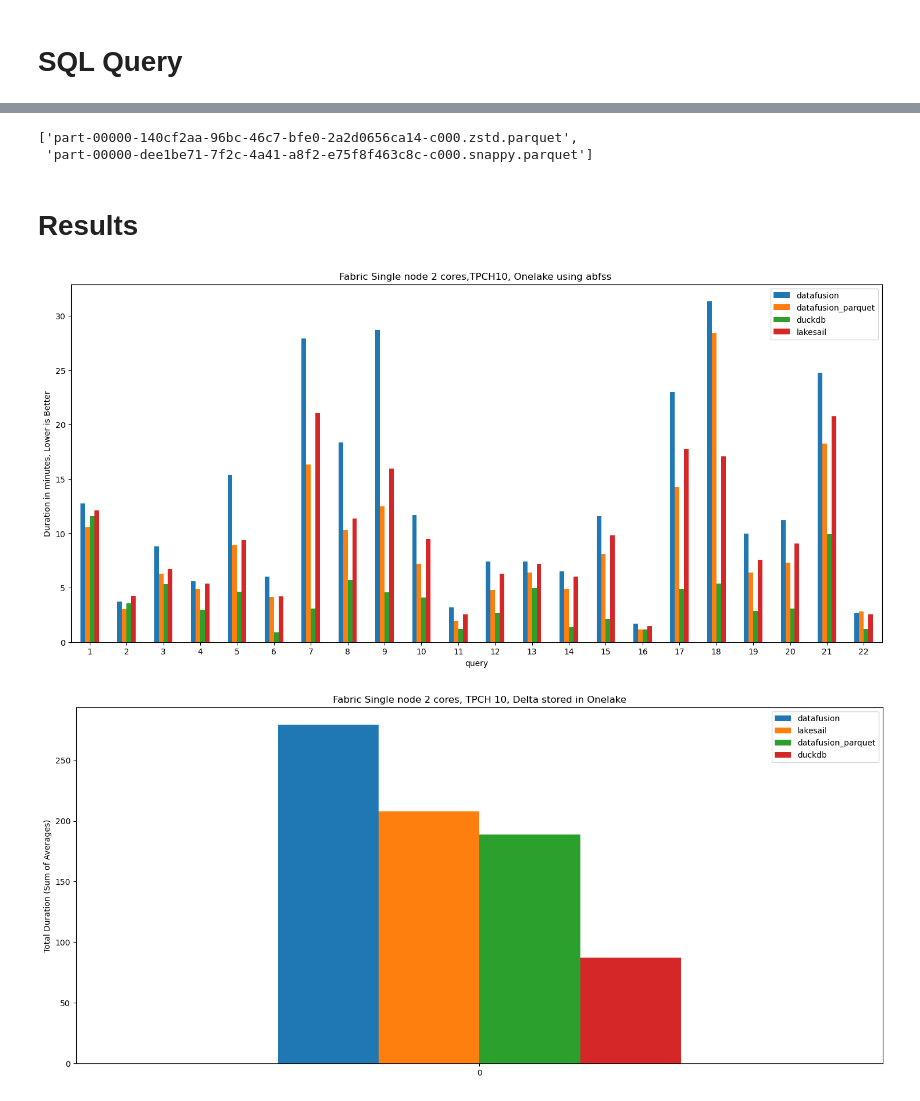
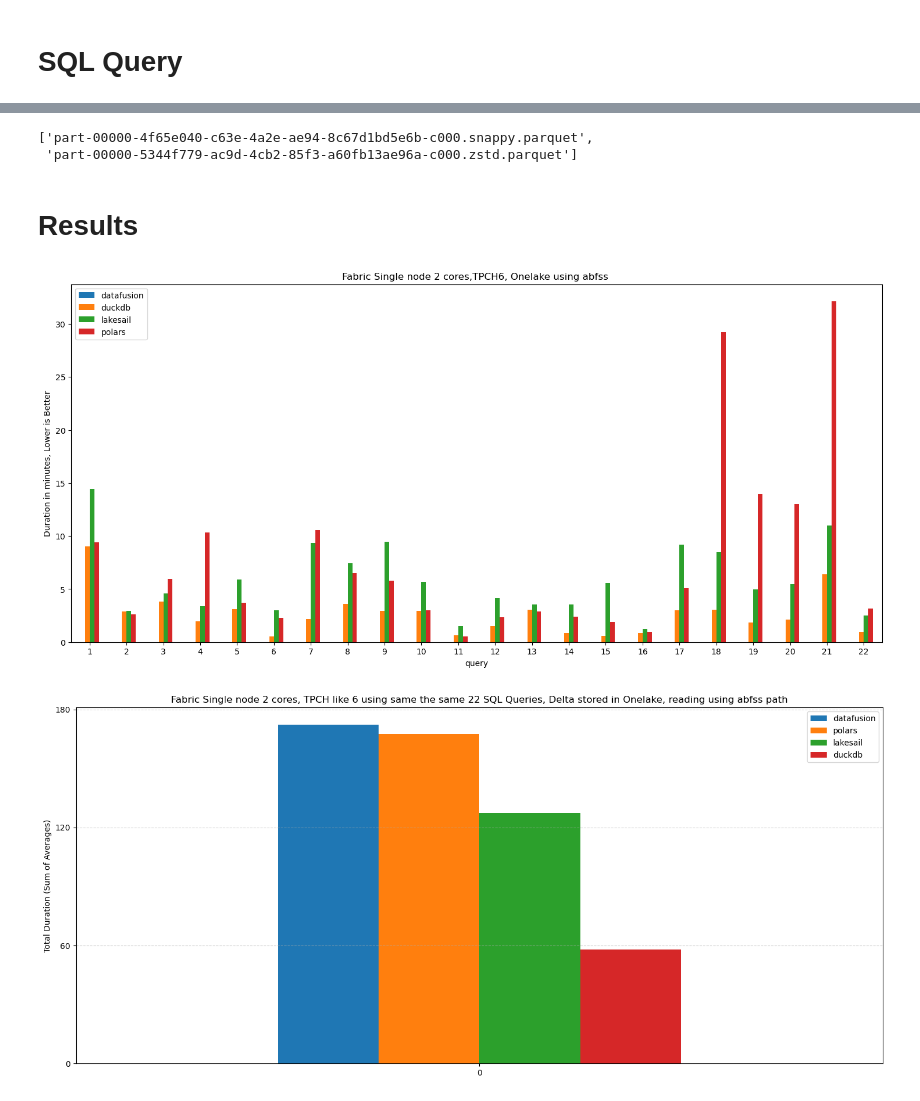
Before and after one commit to djouallah/Fabric_Notebooks_Demo, a Jupyter notebook: analytical/TPCH/latest/TPCH_benchmark.ipynb, the cells around one changed output, grey strips where cells are left out. Drawn from its saved outputs; the diff is of its cells as text; code cells hidden in the pictures.

```diff
--- a/analytical/TPCH/latest/TPCH_benchmark.ipynb
+++ b/analytical/TPCH/latest/TPCH_benchmark.ipynb
@@ -3,12 +3,12 @@
 Unified notebook supporting multiple engines: chdb, duckdb, lakesail
 # %%
 # Parameters - modify these to configure the benchmark
-SF         =  10             # Scale Factor (e.g., 1, 10, 30, 100, 1000)
-engine     = 'lakesail'
+SF         =  6
+engine     = 'datafusion'
 ws         = 'tpch'          # Workspace name
 lh         = 'raw'           # Lakehouse name
 base_path  = f'abfss://{ws}@onelake.dfs.fabric.microsoft.com/{lh}.Lakehouse'
-results    = 'abfss://sqlengines@onelake.dfs.fabric.microsoft.com/benchmarks.Lakehouse/Tables/dbo/result'
+results    = base_path +'/Tables/dbo/resultss'
 # %%
 # Save parameters to file for use after Python restart
 import json
@@ -946,55 +976,44 @@ dt = DeltaTable(results)
 dt.optimize.compact()
 dt.vacuum(retention_hours=0,dry_run=False,  enforce_retention_duration=False)
 # %% [output]
-['part-00000-140cf2aa-96bc-46c7-bfe0-2a2d0656ca14-c000.zstd.parquet',
- 'part-00000-dee1be71-7f2c-4a41-a8f2-e75f8f463c8c-c000.snappy.parquet']
+['part-00000-4f65e040-c63e-4a2e-ae94-8c67d1bd5e6b-c000.snappy.parquet',
+ 'part-00000-5344f779-ac9d-4cb2-85f3-a60fb13ae96a-c000.zstd.parquet']
 # %% [markdown]
 # Results
 # %%
 import duckdb
 con = duckdb.connect()
 raw = con.sql(f"""
     select Engine,time, query, sf, cpu as core, dur
     from delta_scan('{results}')
-    where test = 'tpch' and Engine in ('lakesail','duckdb','datafusion','datafusion_parquet')
+    where test = 'tpch' and Engine in ('lakesail','duckdb','datafusion','datafusion_parquet','polars')
     and sf = {SF}
     and cpu = 2
     and time >'2026-01-30'
     """)
 t=con.sql("""
-    pivot (select Engine,query, avg(dur) as dur from raw group by all) on Engine using avg(dur)  order by query
+    pivot (select Engine,query, avg(dur) as dur from raw where Engine in ('duckdb','datafusion','polars','lakesail') group by all) on Engine using avg(dur)  order by query
 """).df()
 ax =t.plot.bar(rot=0,x='query',title=f"Fabric Single node {core} cores,TPCH{SF}, Onelake using abfss ",ylabel='Duration in minutes, Lower is Better',figsize=(18,8))
 # %% [output]
-[figure, old version]
+[figure, new version]
 # %%
-# 1. Create a temp table to hold the averages (Average first)
-# This solves the Catalog Error because 'cc' will now exist in the database
-con.execute("""
-    CREATE OR REPLACE TEMP TABLE cc AS
-    SELECT Engine, query, AVG(dur) as dur
-    FROM raw
-    GROUP BY ALL
-""")
+con.sql("""    CREATE OR REPLACE TEMP TABLE cc AS     SELECT Engine, query, AVG(dur) as dur     FROM raw     GROUP BY ALL """)
 
 # 2. Pivot using SUM to get the total (Sum second)
 # No 'GROUP BY' at the end ensures a single row result
 s = con.sql("""
     PIVOT (select *exclude(query) from cc)
-    ON Engine IN (
-        SELECT Engine FROM cc
-        GROUP BY Engine
-        ORDER BY SUM(dur) DESC
-    )
+    ON Engine IN (        SELECT Engine FROM cc         GROUP BY Engine         ORDER BY SUM(dur) DESC    )
     USING SUM(dur)
 """).df()
-
-# Plotting the single row result
 ax = s.plot.bar(
     rot=0,
-    title=f"Fabric Single node {core} cores, TPCH {SF}, Delta stored in Onelake",
+    title=f"Fabric Single node {core} cores, TPCH like {SF} using same the same 22 SQL Queries, Delta stored in Onelake, reading using abfss path",
     ylabel='Total Duration (Sum of Averages)',
     figsize=(18,8)
 )
+ax.set_yticks([0, 60, 120, 180])
+ax.grid(axis='y', linestyle='--', alpha=0.5)
 # %% [output]
-[figure, old version]
+[figure, new version]
```
Also changed, not shown: parts of 9 cells of this notebook.
